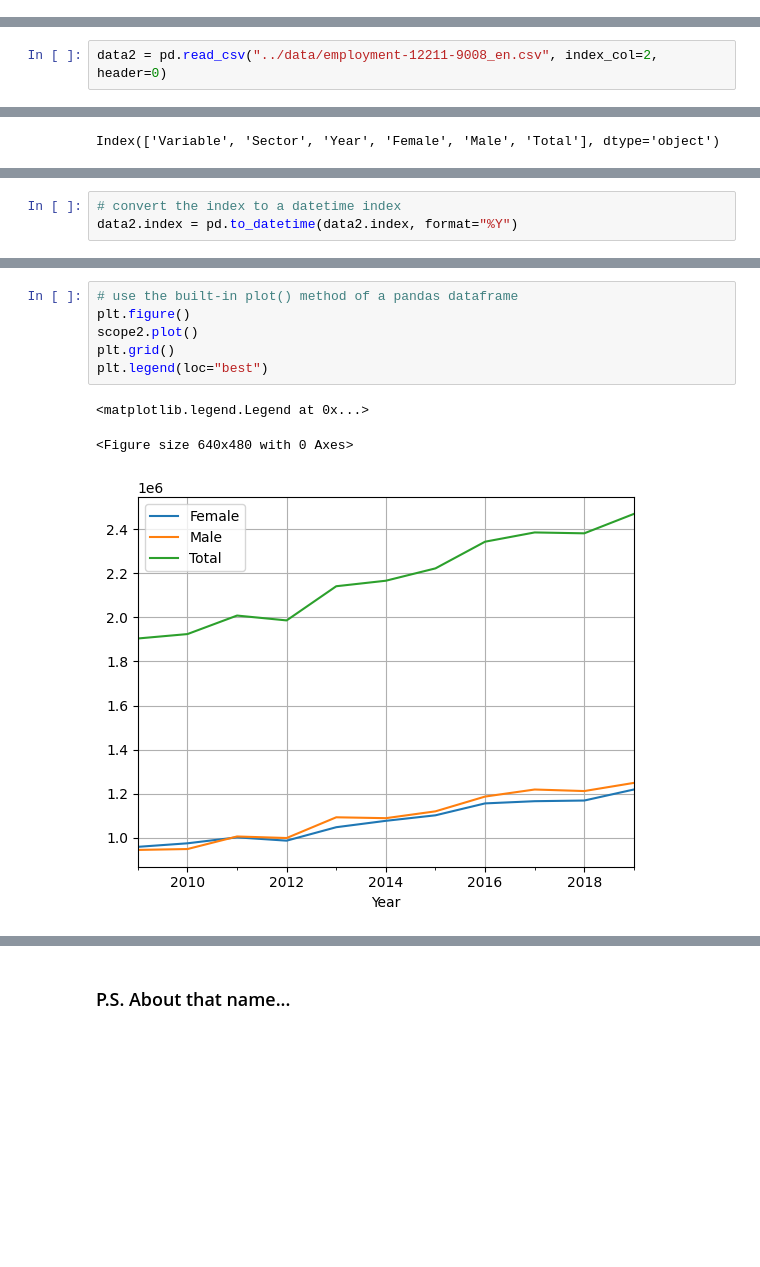
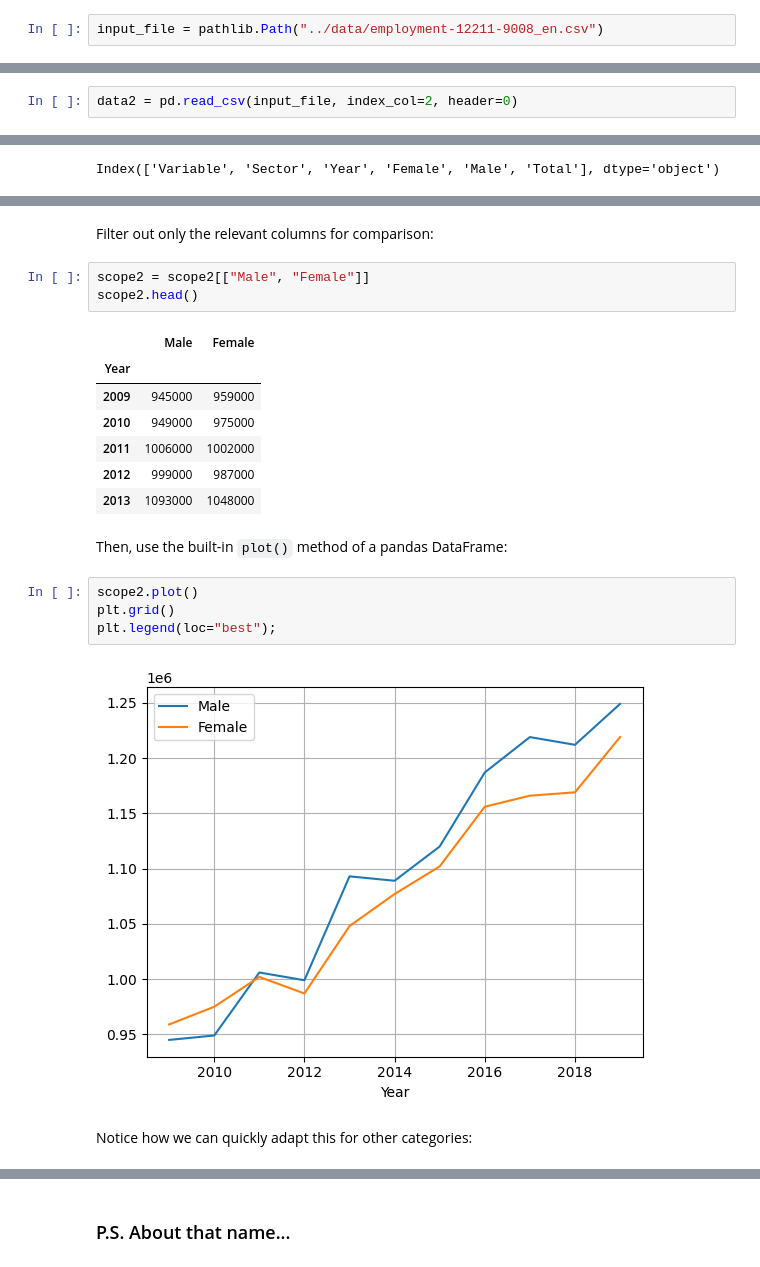
Before and after one commit to bvanelli/python-for-data-analysis, a Jupyter notebook: lessons/lesson05.ipynb, the cells around one changed output, grey strips where cells are left out. Drawn from its saved outputs; the diff is of its cells as text; blank space fills up the shorter version.

Commit message:
Review and adapt lesson 05 to fit to guided style.

```diff
--- a/lessons/lesson05.ipynb
+++ b/lessons/lesson05.ipynb
@@ -677 +809,3 @@ import matplotlib.pyplot as plt
+# %%
+input_file = pathlib.Path("../data/employment-12211-9008_en.csv")
 # %%
@@ -688,5 +826,5 @@ data1.head()
 # %%
-data2 = pd.read_csv("../data/employment-12211-9008_en.csv", index_col=2, header=0)
+data2 = pd.read_csv(input_file, index_col=2, header=0)
 # %%
 data2.head()
 # %% [output]
@@ -909,3 +1041,0 @@ data2.head()
-# %%
-# convert the index to a datetime index
-data2.index = pd.to_datetime(data2.index, format="%Y")
@@ -957,11 +1071,24 @@ scope2.head()
+# %% [markdown]
+Filter out only the relevant columns for comparison:
+# %%
+scope2 = scope2[["Male", "Female"]]
+scope2.head()
+# %% [output]
+|  | Male | Female |
+| Year |  |  |
+| 2009 | 945000 | 959000 |
+| 2010 | 949000 | 975000 |
+| 2011 | 1006000 | 1002000 |
+| 2012 | 999000 | 987000 |
+| 2013 | 1093000 | 1048000 |
+# %% [markdown]
+Then, use the built-in `plot()` method of a pandas DataFrame:
 # %%
-# use the built-in plot() method of a pandas dataframe
-plt.figure()
 scope2.plot()
 plt.grid()
-plt.legend(loc="best")
+plt.legend(loc="best");
 # %% [output]
-<matplotlib.legend.Legend at 0x...>
-<Figure size 640x480 with 0 Axes>
-[figure, old version]
+[figure, new version]
+# %% [markdown]
+Notice how we can quickly adapt this for other categories:
 # %%
```
Also changed, not shown: parts of 227 cells of this notebook.
